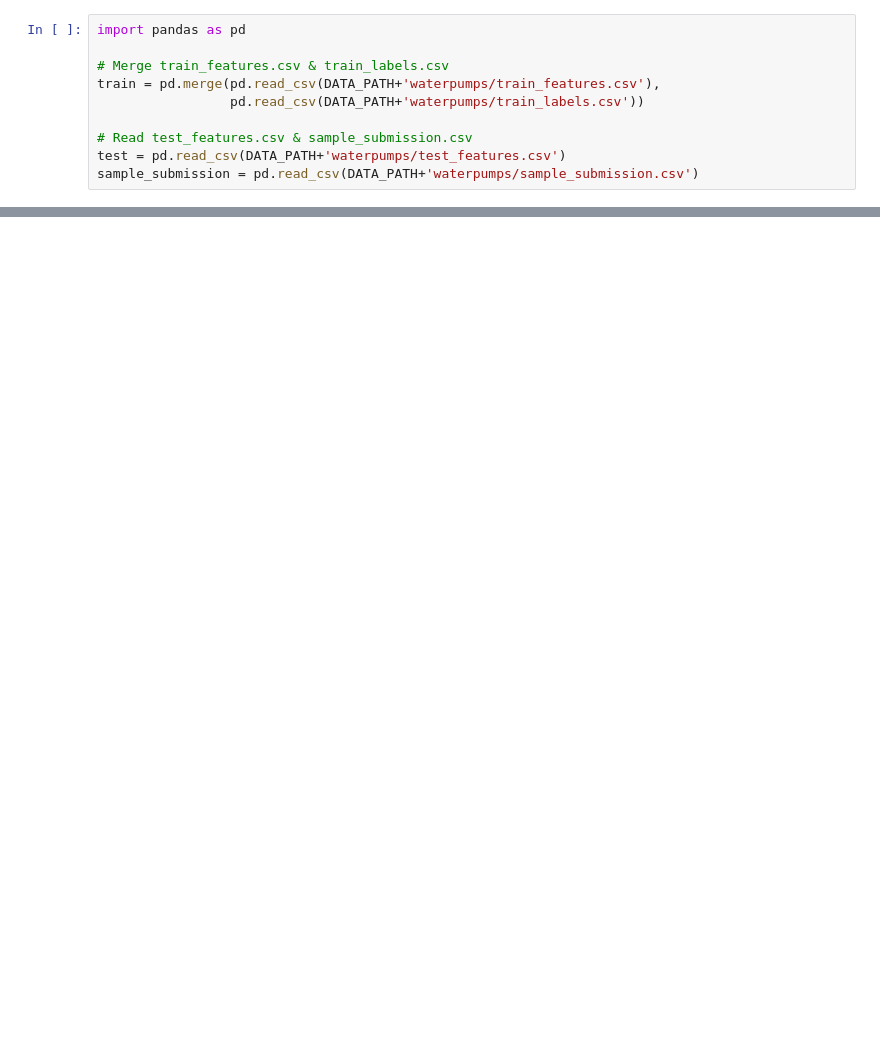
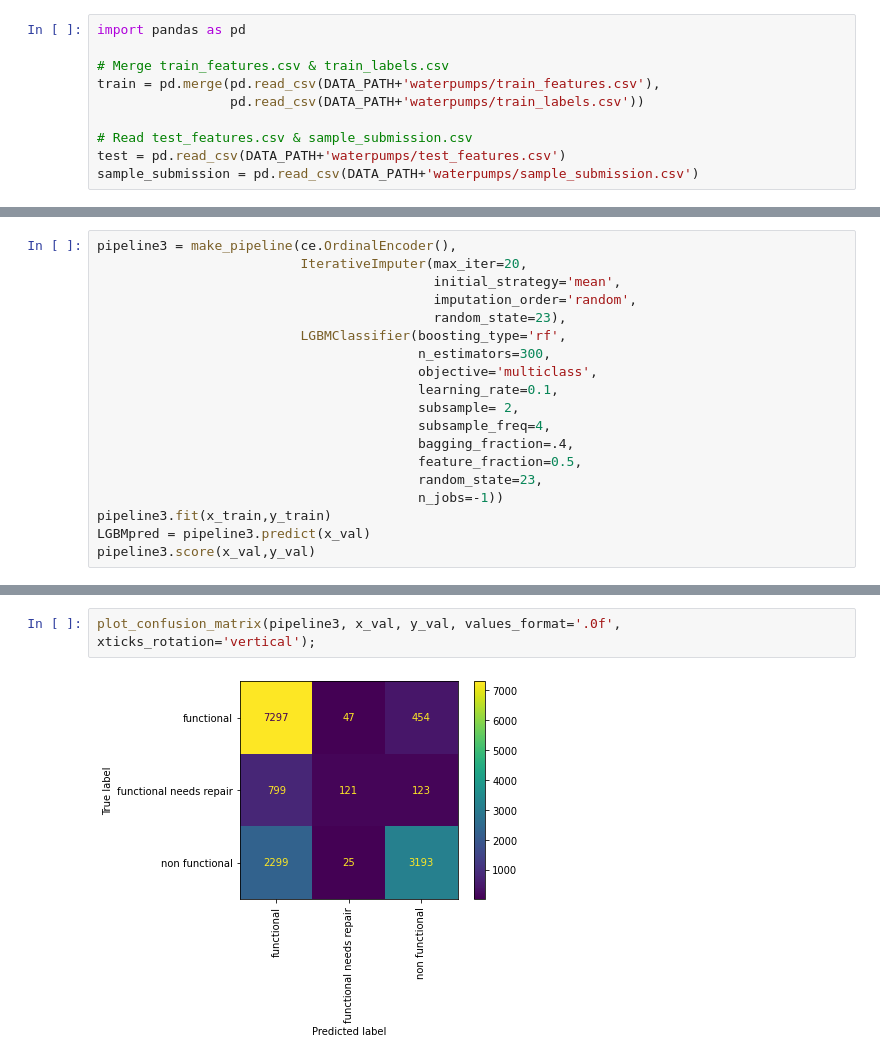
Before and after one commit to Gr8eye/DS-Unit-2-Kaggle-Challenge, a Jupyter notebook: module4-classification-metrics/LS_DS_224_assignment.ipynb, the cells around one changed output, grey strips where cells are left out. Drawn from its saved outputs; the diff is of its cells as text; blank space fills up the shorter version.

```diff
--- a/module4-classification-metrics/LS_DS_224_assignment.ipynb
+++ b/module4-classification-metrics/LS_DS_224_assignment.ipynb
@@ -73,0 +210,19 @@ sample_submission = pd.read_csv(DATA_PATH+'waterpumps/sample_submission.csv')
+# %%
+pipeline3 = make_pipeline(ce.OrdinalEncoder(),
+                          IterativeImputer(max_iter=20,
+                                           initial_strategy='mean',
+                                           imputation_order='random',
+                                           random_state=23),
+                          LGBMClassifier(boosting_type='rf',
+                                         n_estimators=300,
+                                         objective='multiclass',
+                                         learning_rate=0.1,
+                                         subsample= 2,
+                                         subsample_freq=4,
+                                         bagging_fraction=.4,
+                                         feature_fraction=0.5,
+                                         random_state=23,
+                                         n_jobs=-1))
+pipeline3.fit(x_train,y_train)
+LGBMpred = pipeline3.predict(x_val)
+pipeline3.score(x_val,y_val)
@@ -73,0 +255,4 @@ sample_submission = pd.read_csv(DATA_PATH+'waterpumps/sample_submission.csv')
+# %%
+plot_confusion_matrix(pipeline3, x_val, y_val, values_format='.0f', xticks_rotation='vertical');
+# %% [output]
+[figure, added]
```
Also changed, not shown: parts of 20 cells of this notebook.
